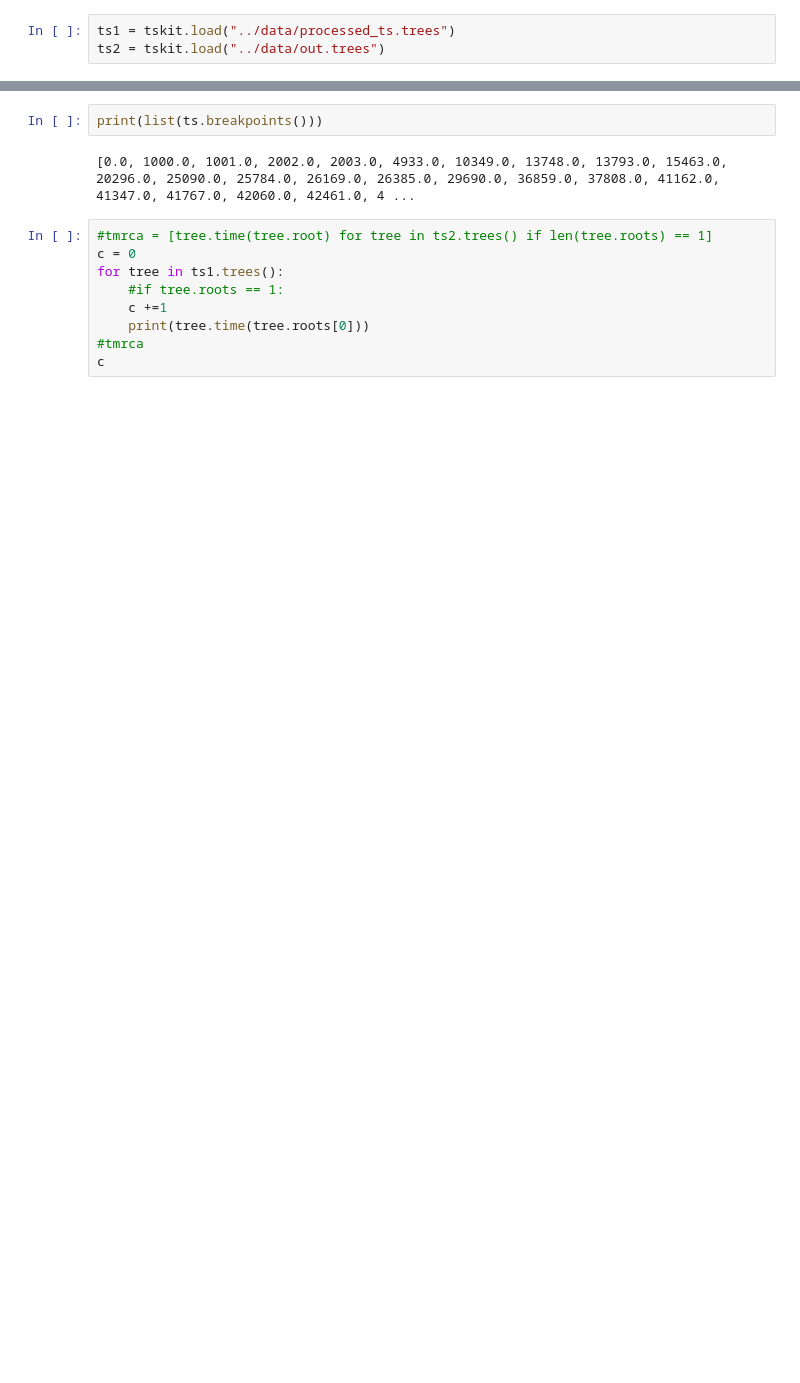
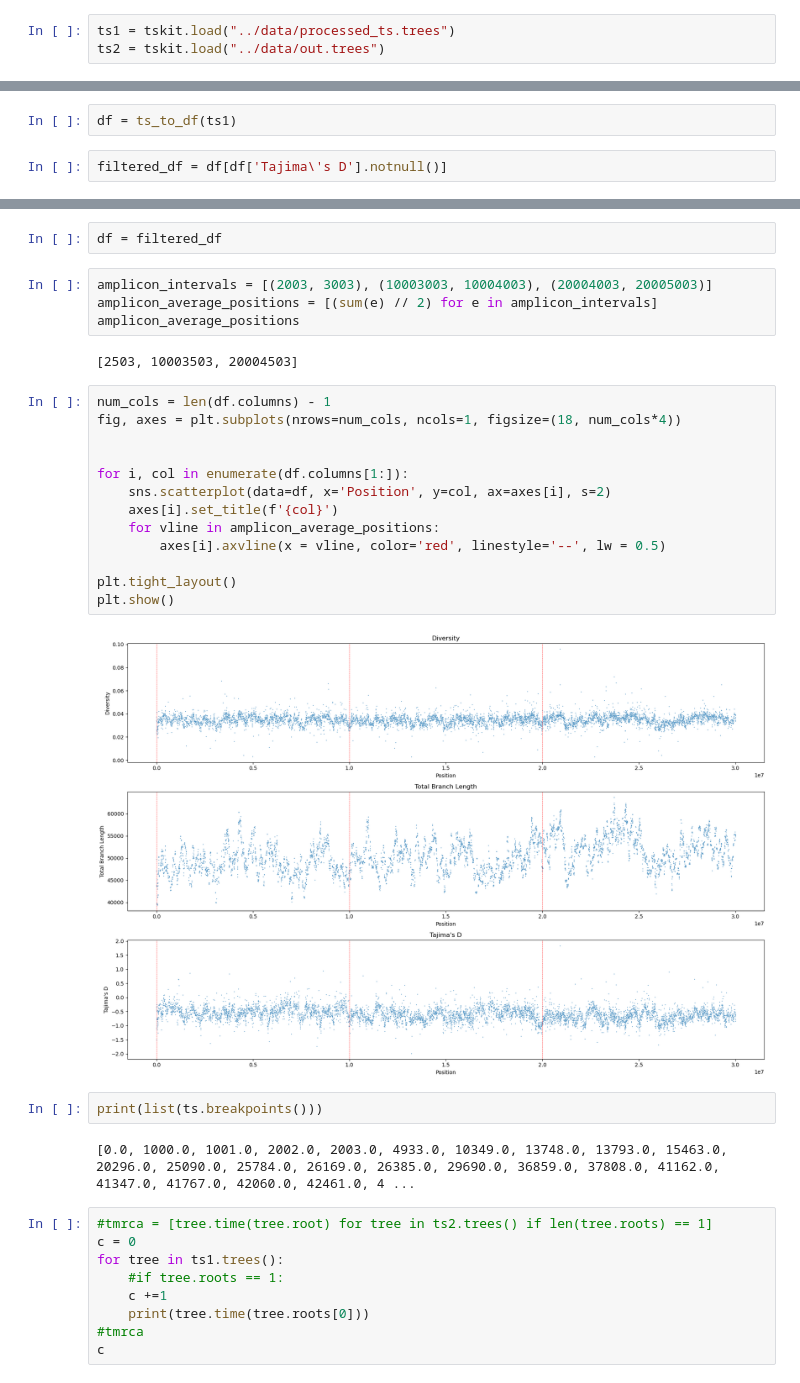
Before and after one commit to munch-group/davide-intern, a Jupyter notebook: notebooks/02_tsdf.ipynb, the cells around one changed output, grey strips where cells are left out. Saved outputs shown, nothing was run; the diff lists cells and outputs as text; blank space fills up the shorter version.

Commit message:
stats graphs update seaborn

```diff
--- a/notebooks/02_tsdf.ipynb
+++ b/notebooks/02_tsdf.ipynb
@@ -55,0 +51,4 @@ ts_to_df(ts2)
+# %%
+df = ts_to_df(ts1)
+# %%
+filtered_df = df[df['Tajima\'s D'].notnull()]
@@ -56,3 +71,26 @@ ts_to_df(ts2)
+# %%
+df = filtered_df
+# %%
+amplicon_intervals = [(2003, 3003), (10003003, 10004003), (20004003, 20005003)]
+amplicon_average_positions = [(sum(e) // 2) for e in amplicon_intervals]
+amplicon_average_positions
+# %% [output]
+[2503, 10003503, 20004503]
+# %%
+num_cols = len(df.columns) - 1
+fig, axes = plt.subplots(nrows=num_cols, ncols=1, figsize=(18, num_cols*4))
+
+
+for i, col in enumerate(df.columns[1:]):
+    sns.scatterplot(data=df, x='Position', y=col, ax=axes[i], s=2)
+    axes[i].set_title(f'{col}')
+    for vline in amplicon_average_positions:
+        axes[i].axvline(x = vline, color='red', linestyle='--', lw = 0.5)
+
+plt.tight_layout()
+plt.show()
+# %% [output]
+[figure, added]
 # %%
 print(list(ts.breakpoints()))
 # %% [output]
```
Also changed, not shown: parts of 9 cells of this notebook, 2 other files.
